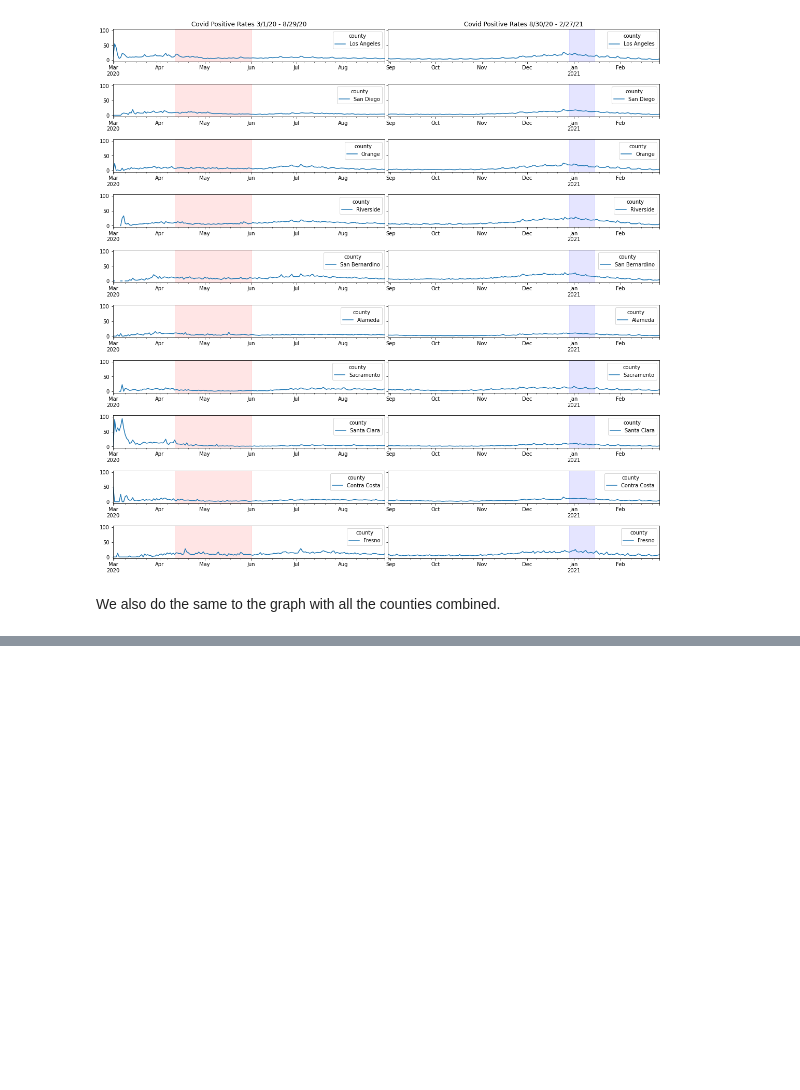
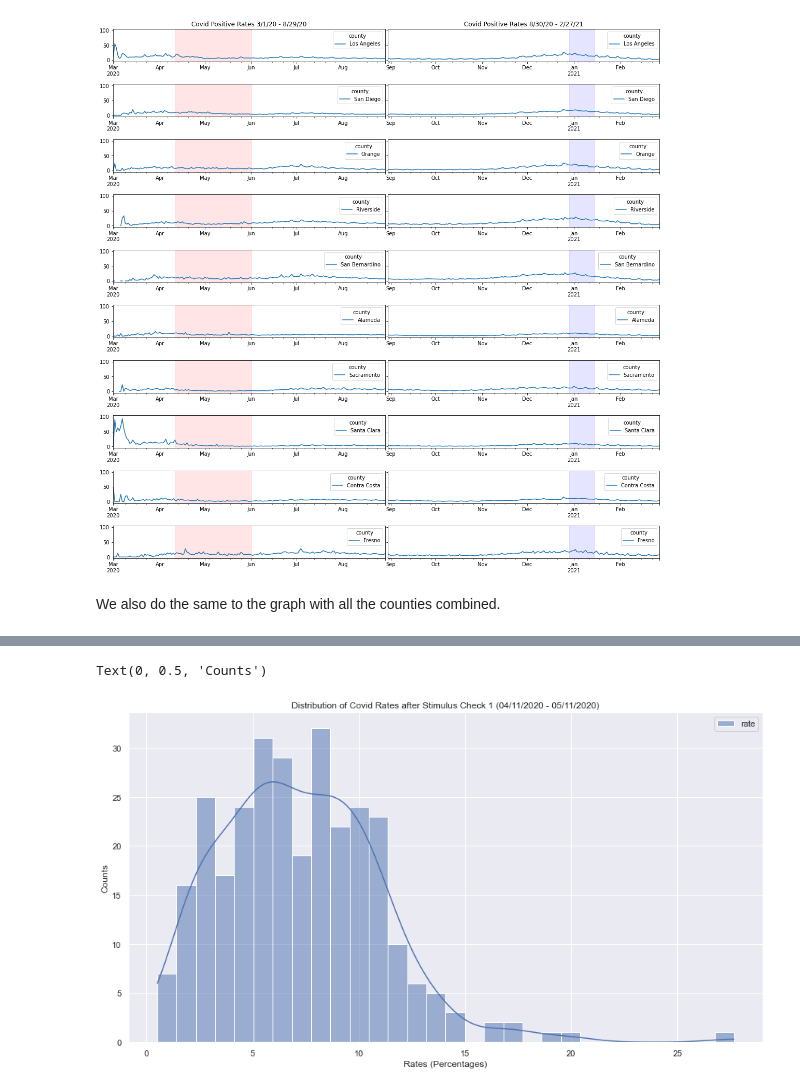
Before and after one commit to j3li/-Analysis-of-Covid-Stimulus-Checks-and-Covid-Positivity-Rates, a Jupyter notebook: EDACheckpointGroup035-Wi22.ipynb, the cells around one changed output, grey strips where cells are left out. Saved outputs shown, nothing was run; the diff lists cells and outputs as text; code cells hidden in the pictures; blank space fills up the shorter version.

```diff
--- a/EDACheckpointGroup035-Wi22.ipynb
+++ b/EDACheckpointGroup035-Wi22.ipynb
@@ -262,0 +323,12 @@ plt.ylim(0, 100)
+# %%
+# Histogram after the first stim check
+sns.set(rc = {'figure.figsize':(15,8)})
+
+before_stim_1_hist = sns.histplot(after_stim_1, bins = 30, kde = True)
+
+plt.title('Distribution of Covid Rates after Stimulus Check 1 (04/11/2020 - 05/11/2020)')
+plt.xlabel('Rates (Percentages)')
+plt.ylabel('Counts')
+# %% [output]
+Text(0, 0.5, 'Counts')
+[figure, added]
```
Also changed, not shown: parts of 15 cells of this notebook.
